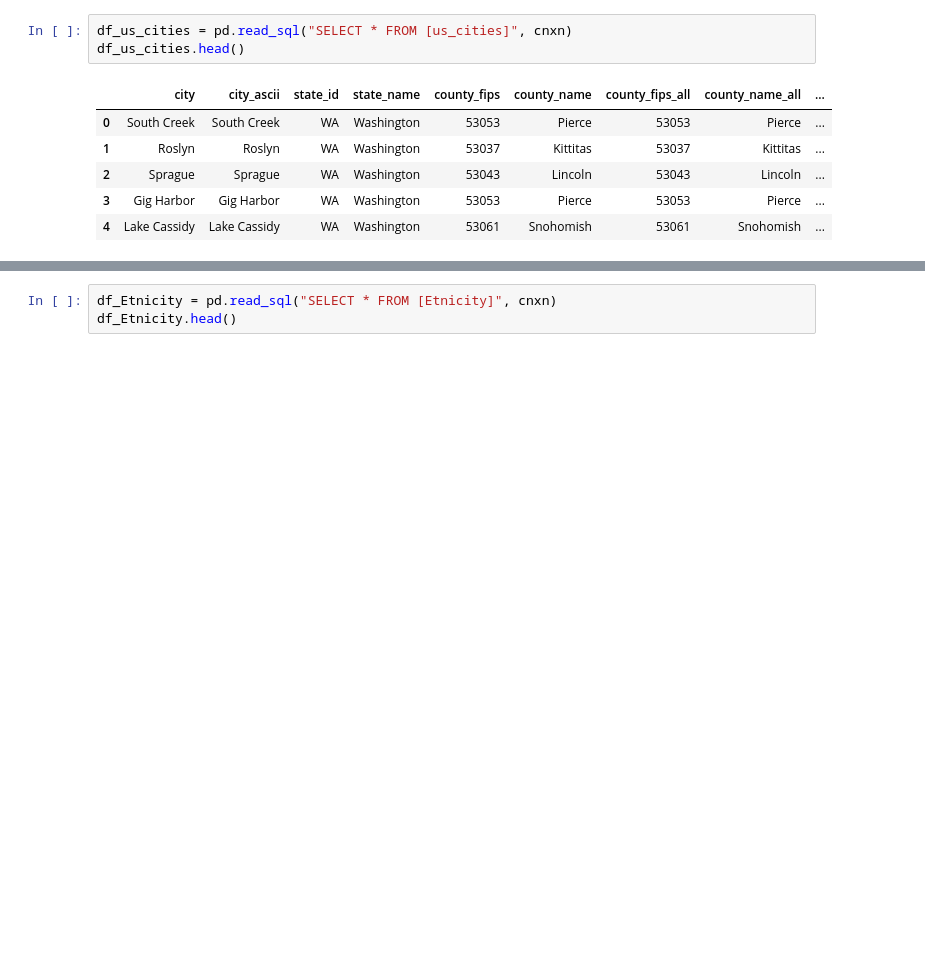
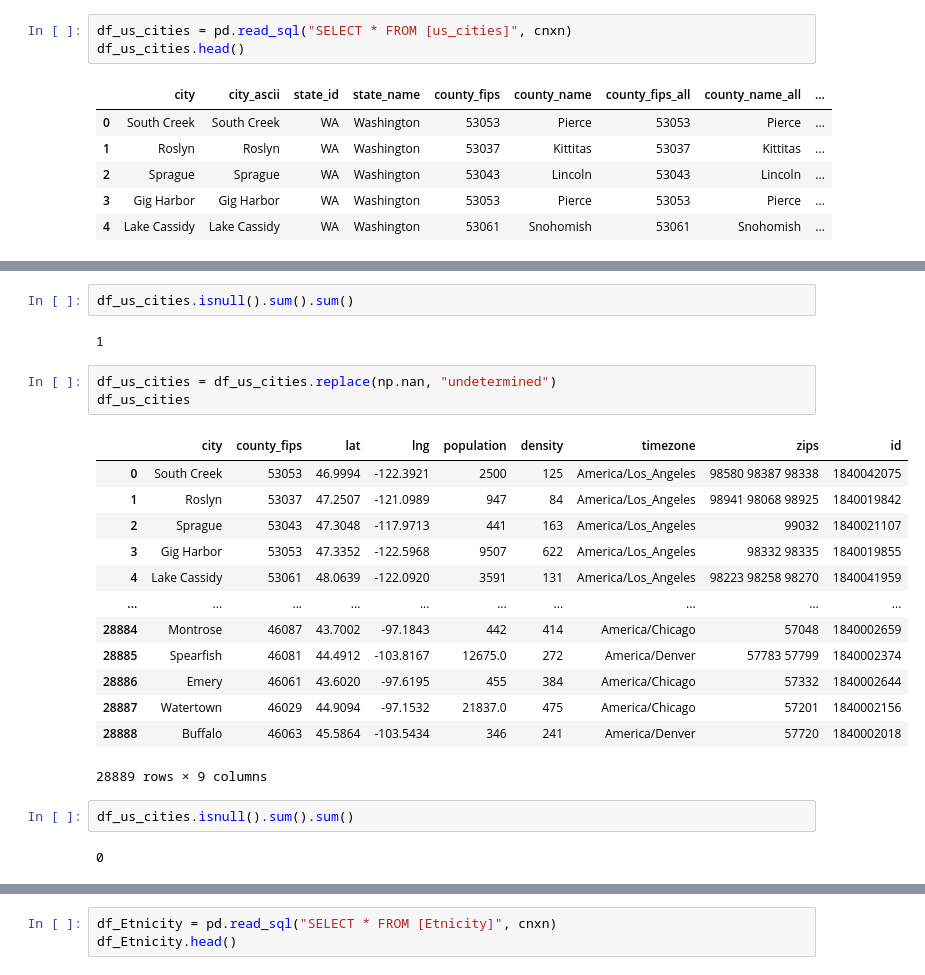
Before and after one commit to DelphineLecorney/Labo_Fatal_Police, a Jupyter notebook: fatal_Police.ipynb, the cells around one changed output, grey strips where cells are left out. Drawn from its saved outputs; the diff is of its cells as text; blank space fills up the shorter version.

```diff
--- a/fatal_Police.ipynb
+++ b/fatal_Police.ipynb
@@ -201,0 +263,25 @@ memory usage: 4.2+ MB
+# %%
+df_us_cities.isnull().sum().sum()
+# %% [output]
+1
+# %%
+df_us_cities = df_us_cities.replace(np.nan, "undetermined")
+df_us_cities
+# %% [output]
+|  | city | county_fips | lat | lng | population | density | timezone | zips | id |
+| 0 | South Creek | 53053 | 46.9994 | -122.3921 | 2500 | 125 | America/Los_Angeles | 98580 98387 98338 | 1840042075 |
+| 1 | Roslyn | 53037 | 47.2507 | -121.0989 | 947 | 84 | America/Los_Angeles | 98941 98068 98925 | 1840019842 |
+| 2 | Sprague | 53043 | 47.3048 | -117.9713 | 441 | 163 | America/Los_Angeles | 99032 | 1840021107 |
+| 3 | Gig Harbor | 53053 | 47.3352 | -122.5968 | 9507 | 622 | America/Los_Angeles | 98332 98335 | 1840019855 |
+| 4 | Lake Cassidy | 53061 | 48.0639 | -122.0920 | 3591 | 131 | America/Los_Angeles | 98223 98258 98270 | 1840041959 |
+| ... | ... | ... | ... | ... | ... | ... | ... | ... | ... |
+| 28884 | Montrose | 46087 | 43.7002 | -97.1843 | 442 | 414 | America/Chicago | 57048 | 1840002659 |
+| 28885 | Spearfish | 46081 | 44.4912 | -103.8167 | 12675.0 | 272 | America/Denver | 57783 57799 | 1840002374 |
+| 28886 | Emery | 46061 | 43.6020 | -97.6195 | 455 | 384 | America/Chicago | 57332 | 1840002644 |
+| 28887 | Watertown | 46029 | 44.9094 | -97.1532 | 21837.0 | 475 | America/Chicago | 57201 | 1840002156 |
+| 28888 | Buffalo | 46063 | 45.5864 | -103.5434 | 346 | 241 | America/Denver | 57720 | 1840002018 |
+28889 rows × 9 columns
+# %%
+df_us_cities.isnull().sum().sum()
+# %% [output]
+0
```
Also changed, not shown: parts of 24 cells of this notebook, 2 other files.
